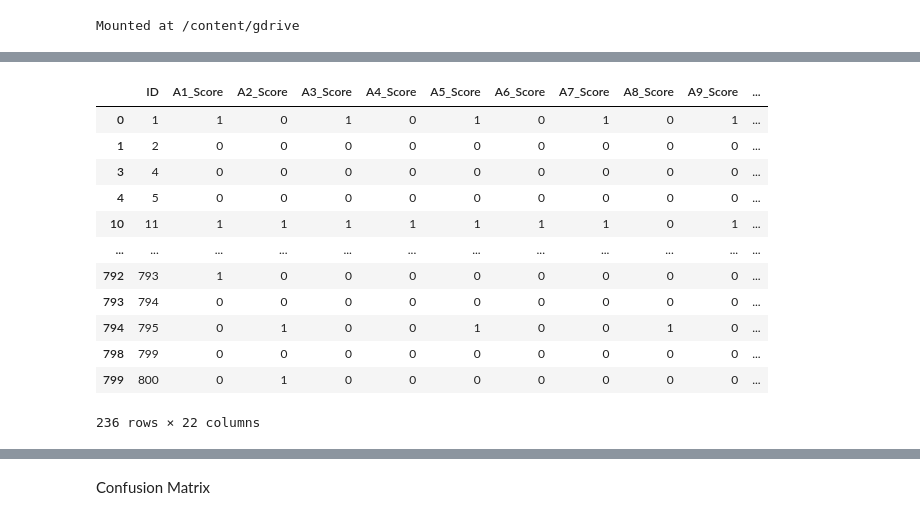
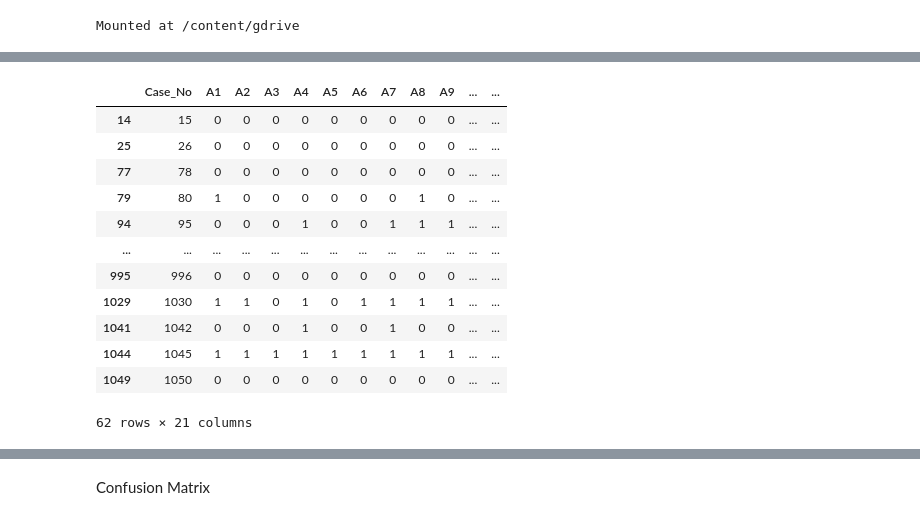
Before and after one commit to mariyakj/ASD, a Jupyter notebook: ASD.ipynb, the cells around one changed output, grey strips where cells are left out. Drawn from its saved outputs; the diff is of its cells as text; code cells hidden in the pictures.

```diff
--- a/ASD.ipynb
+++ b/ASD.ipynb
@@ -108,4 +108,4 @@ Percentage of individuals diagonised with ASD: 20.12%
 # %%
-asd_data = pd.read_csv('/content/gdrive/MyDrive/train.csv', na_values=['?'])
+asd_data = pd.read_csv('/content/gdrive/MyDrive/Toddler Autism dataset July 2018 new.csv - Toddler Autism dataset July 2018.csv', na_values=['?'])
 asd_data.head(n=5)
 # %% [output]
@@ -131,22 +131,21 @@ asd_data.describe()
 # %%
-asd_data.loc[(asd_data['age'].isnull()) |(asd_data['gender'].isnull()) |(asd_data['ethnicity'].isnull())
-|(asd_data['jaundice'].isnull())|(asd_data['austim'].isnull()) |(asd_data['contry_of_res'].isnull())
-            |(asd_data['used_app_before'].isnull())|(asd_data['result'].isnull())|(asd_data['age_desc'].isnull())
-            |(asd_data['relation'].isnull())]
+asd_data.loc[(asd_data['Age_Mons'].isnull()) |(asd_data['Qchat-10-Score'].isnull()) |(asd_data['Sex'].isnull())
+|(asd_data['Ethnicity'].isnull())|(asd_data['Jaundice'].isnull()) |(asd_data['Family_mem_with_ASD'].isnull())
+            |(asd_data['Who completed the test'].isnull())|(asd_data['contry_of_res'].isnull())|(asd_data['used_app_before'].isnull())]
 # %% [output]
-|  | ID | A1_Score | A2_Score | A3_Score | A4_Score | A5_Score | A6_Score | A7_Score | A8_Score | A9_Score | ... |
-| 0 | 1 | 1 | 0 | 1 | 0 | 1 | 0 | 1 | 0 | 1 | ... |
-| 1 | 2 | 0 | 0 | 0 | 0 | 0 | 0 | 0 | 0 | 0 | ... |
-| 3 | 4 | 0 | 0 | 0 | 0 | 0 | 0 | 0 | 0 | 0 | ... |
-| 4 | 5 | 0 | 0 | 0 | 0 | 0 | 0 | 0 | 0 | 0 | ... |
-| 10 | 11 | 1 | 1 | 1 | 1 | 1 | 1 | 1 | 0 | 1 | ... |
-| ... | ... | ... | ... | ... | ... | ... | ... | ... | ... | ... | ... |
-| 792 | 793 | 1 | 0 | 0 | 0 | 0 | 0 | 0 | 0 | 0 | ... |
-| 793 | 794 | 0 | 0 | 0 | 0 | 0 | 0 | 0 | 0 | 0 | ... |
-| 794 | 795 | 0 | 1 | 0 | 0 | 1 | 0 | 0 | 1 | 0 | ... |
-| 798 | 799 | 0 | 0 | 0 | 0 | 0 | 0 | 0 | 0 | 0 | ... |
-| 799 | 800 | 0 | 1 | 0 | 0 | 0 | 0 | 0 | 0 | 0 | ... |
+|  | Case_No | A1 | A2 | A3 | A4 | A5 | A6 | A7 | A8 | A9 | ... | ... |
+| 14 | 15 | 0 | 0 | 0 | 0 | 0 | 0 | 0 | 0 | 0 | ... | ... |
+| 25 | 26 | 0 | 0 | 0 | 0 | 0 | 0 | 0 | 0 | 0 | ... | ... |
+| 77 | 78 | 0 | 0 | 0 | 0 | 0 | 0 | 0 | 0 | 0 | ... | ... |
+| 79 | 80 | 1 | 0 | 0 | 0 | 0 | 0 | 0 | 1 | 0 | ... | ... |
+| 94 | 95 | 0 | 0 | 0 | 1 | 0 | 0 | 1 | 1 | 1 | ... | ... |
+| ... | ... | ... | ... | ... | ... | ... | ... | ... | ... | ... | ... | ... |
+| 995 | 996 | 0 | 0 | 0 | 0 | 0 | 0 | 0 | 0 | 0 | ... | ... |
+| 1029 | 1030 | 1 | 1 | 0 | 1 | 0 | 1 | 1 | 1 | 1 | ... | ... |
+| 1041 | 1042 | 0 | 0 | 0 | 1 | 0 | 0 | 1 | 0 | 0 | ... | ... |
+| 1044 | 1045 | 1 | 1 | 1 | 1 | 1 | 1 | 1 | 1 | 1 | ... | ... |
+| 1049 | 1050 | 0 | 0 | 0 | 0 | 0 | 0 | 0 | 0 | 0 | ... | ... |
-236 rows × 22 columns
+62 rows × 21 columns
 # %%
 #clean dataset
 asd_data.dropna(inplace=True)
```
Also changed, not shown: parts of 39 cells of this notebook.
